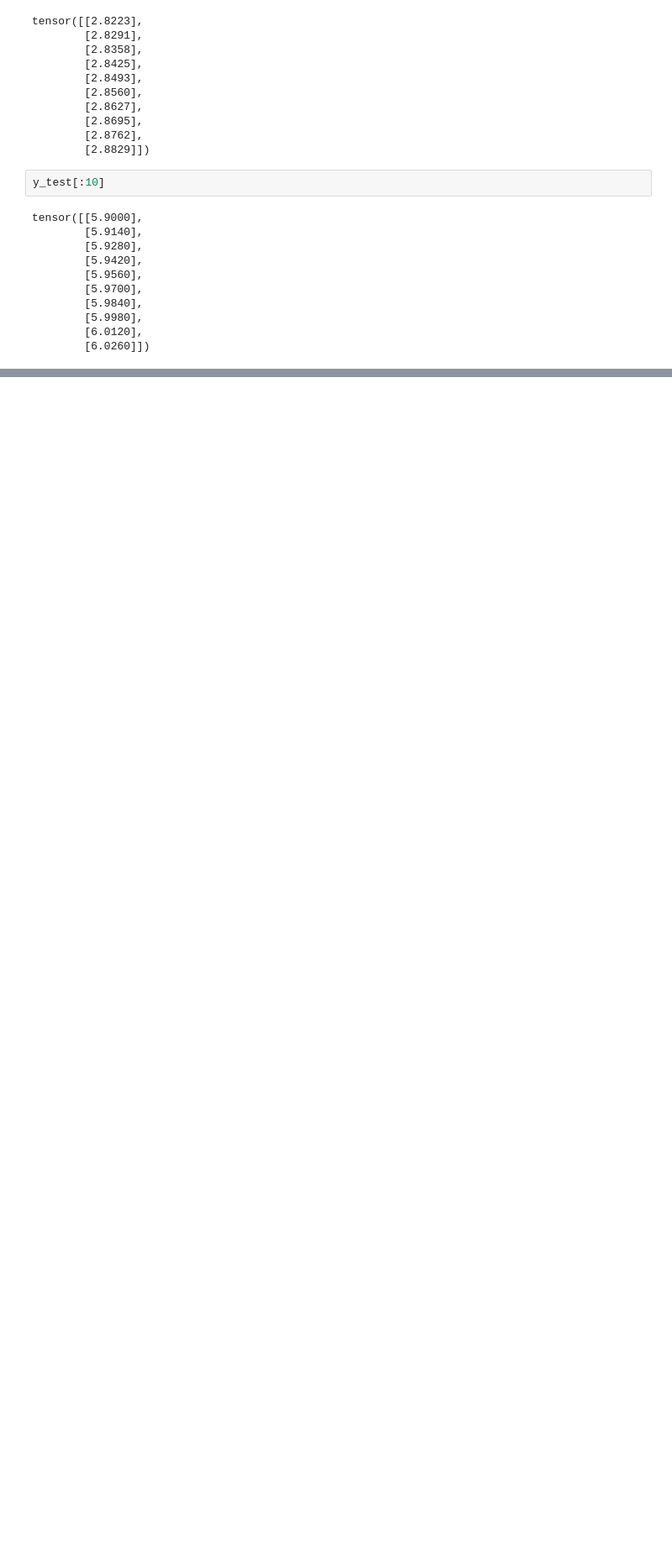
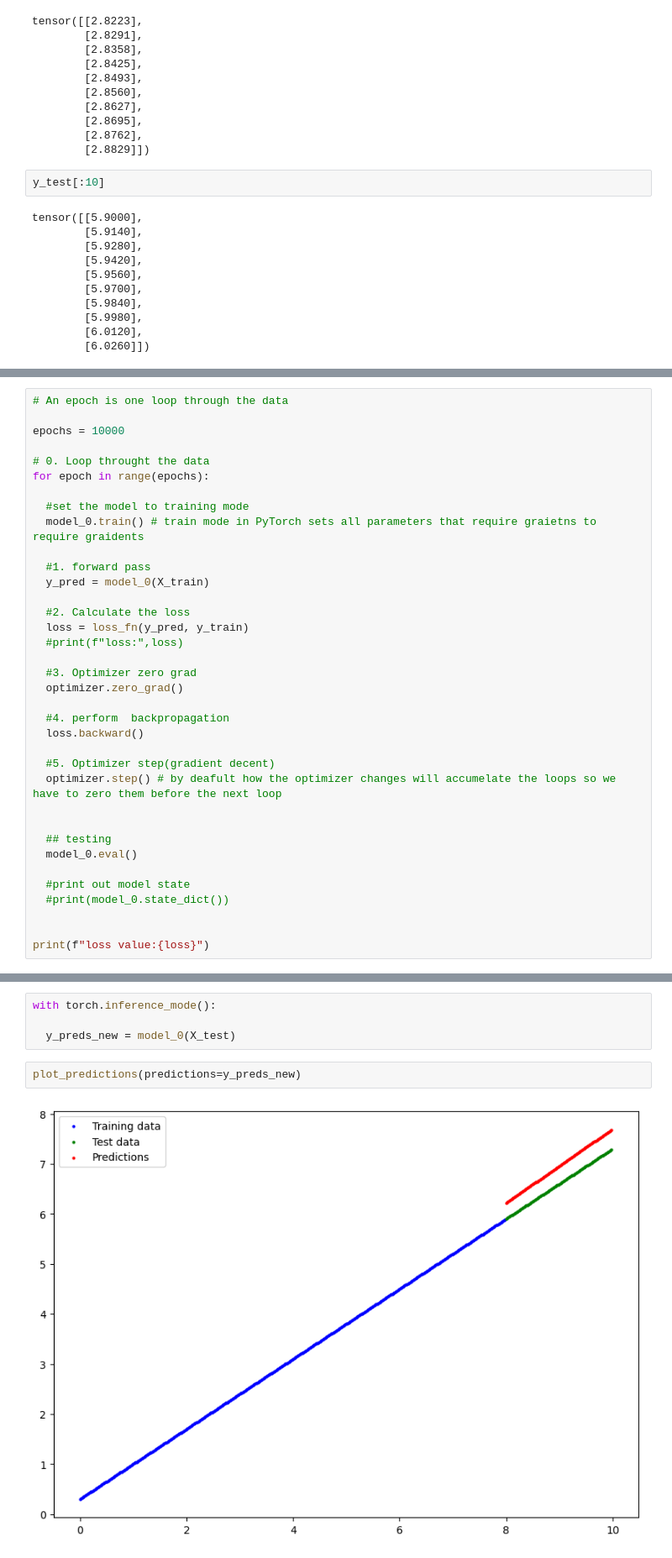
Before and after one commit to Vengadesh58/Pytorch, a Jupyter notebook: PyTorch_WorkFlow.ipynb, the cells around one changed output, grey strips where cells are left out. Shown: that part at 84% size. Saved outputs shown, nothing was run; the diff lists cells and outputs as text; blank space fills up the shorter version.

```diff
--- a/PyTorch_WorkFlow.ipynb
+++ b/PyTorch_WorkFlow.ipynb
@@ -243,0 +270,36 @@ plot_predictions(predictions=y_preds)
+# %%
+# An epoch is one loop through the data
+
+epochs = 10000
+
+# 0. Loop throught the data
+for epoch in range(epochs):
+
+  #set the model to training mode
+  model_0.train() # train mode in PyTorch sets all parameters that require graietns to require graidents
+
+  #1. forward pass
+  y_pred = model_0(X_train)
+
+  #2. Calculate the loss
+  loss = loss_fn(y_pred, y_train)
+  #print(f"loss:",loss)
+
+  #3. Optimizer zero grad
+  optimizer.zero_grad()
+
+  #4. perform  backpropagation
+  loss.backward()
+
+  #5. Optimizer step(gradient decent)
+  optimizer.step() # by deafult how the optimizer changes will accumelate the loops so we have to zero them before the next loop
+
+
+  ## testing
+  model_0.eval()
+
+  #print out model state
+  #print(model_0.state_dict())
+
+
+print(f"loss value:{loss}")
@@ -243,0 +312,8 @@ plot_predictions(predictions=y_preds)
+# %%
+with torch.inference_mode():
+
+  y_preds_new = model_0(X_test)
+# %%
+plot_predictions(predictions=y_preds_new)
+# %% [output]
+[figure, added]
```
Also changed, not shown: parts of 8 cells of this notebook.
